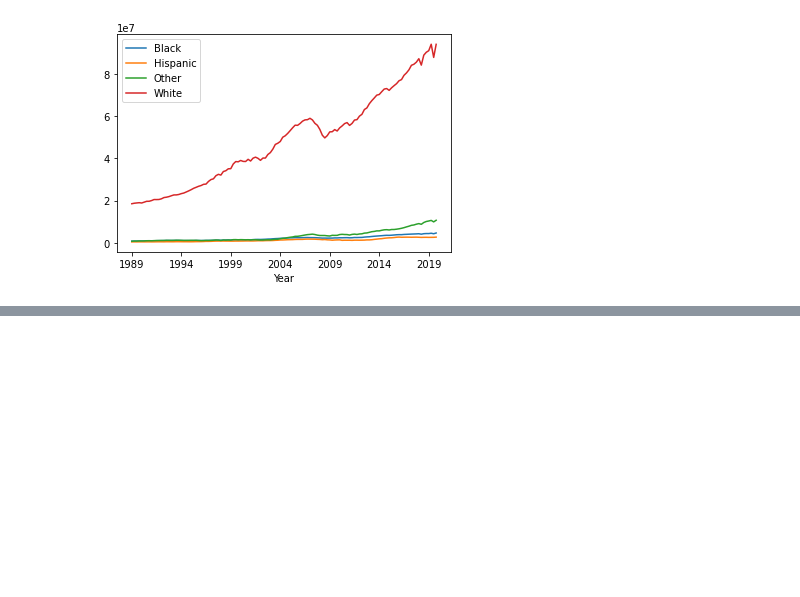
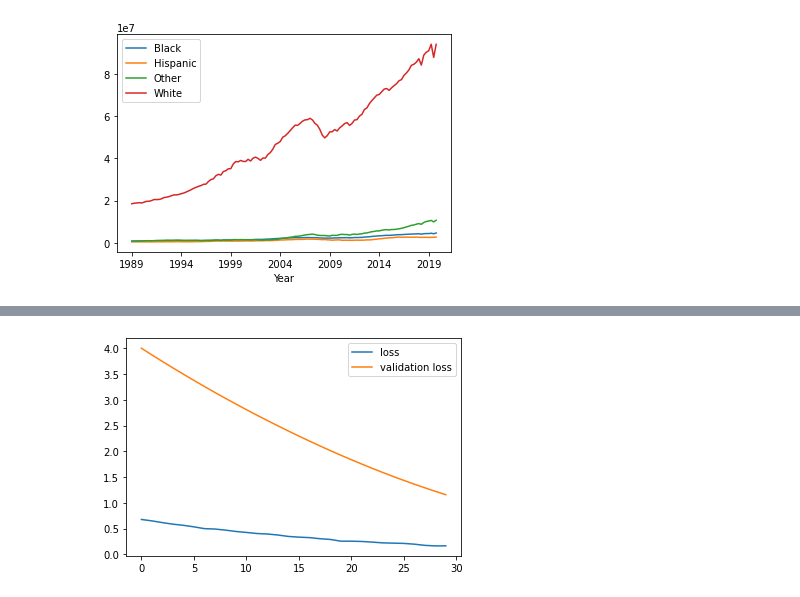
Before and after one commit to Adamdion/CMSE_202_Project, a Jupyter notebook: project/CMSE202_Project_Thao.ipynb, the cells around one changed output, grey strips where cells are left out. Saved outputs shown, nothing was run; the diff lists cells and outputs as text; code cells hidden in the pictures; blank space fills up the shorter version.

Commit message:
added machine learning model

```diff
--- a/project/CMSE202_Project_Thao.ipynb
+++ b/project/CMSE202_Project_Thao.ipynb
@@ -103,0 +169,2 @@ TypeError: unsupported operand type(s) for -: 'str' and 'float'
+# %%
+df = edu_avg
@@ -103,0 +283,37 @@ TypeError: unsupported operand type(s) for -: 'str' and 'float'
+# %%
+## the time step that we will fit by is 1 since it is a yearly dataset
+time_steps = 1
+
+features_train = train.HS
+features_test = test.HS
+
+X_train, y_train = create_dataset(train, features_train, time_steps)
+X_test, y_test = create_dataset(test, features_test, time_steps)
+X_train = X_train.astype('float32')
+y_train = y_train.astype('float32')
+X_test = X_test.astype('float32')
+y_test = y_test.astype('float32')
+# %%
+## building our model
+## the model is bidrectional since it is a time series RNN model, we will take information from each step to predict the next
+model = keras.Sequential()
+model.add(
+  keras.layers.Bidirectional(
+    keras.layers.LSTM(
+      units=128,
+      input_shape=(X_train.shape)
+    )
+  )
+)
+model.add(keras.layers.Dropout(rate=0.2))
+model.add(keras.layers.Dense(units=1))
+model.compile(loss='mean_squared_error', optimizer='adam')
+# %%
+## fitting our model
+history = model.fit(
+    X_train, y_train,
+    epochs=30,
+    batch_size=32,
+    validation_split=0.1,
+    shuffle=False
+)
@@ -103,0 +338,7 @@ TypeError: unsupported operand type(s) for -: 'str' and 'float'
+# %%
+## looking at how well our model did
+plt.plot(history.history['loss'], label='loss')
+plt.plot(history.history['val_loss'], label='validation loss')
+plt.legend();
+# %% [output]
+[figure, added]
```
Also changed, not shown: parts of 36 cells of this notebook.
